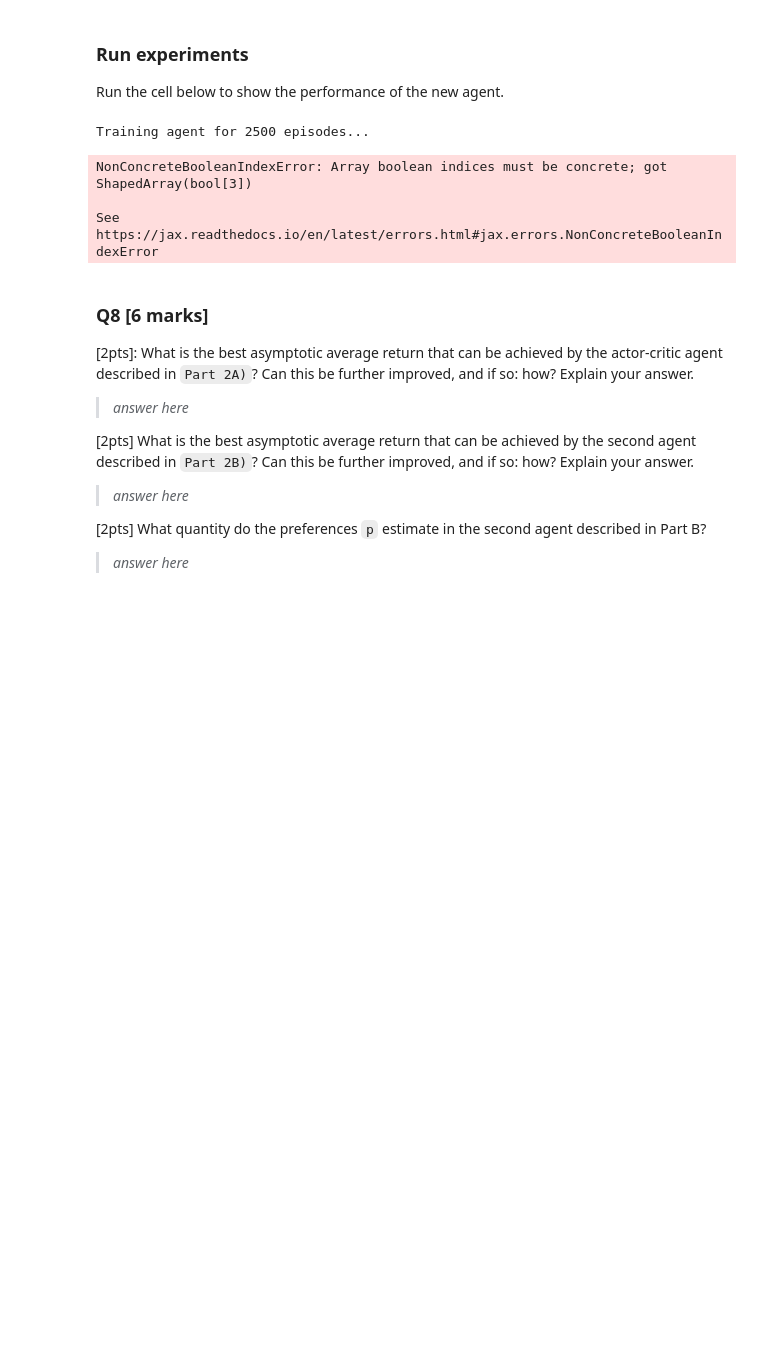
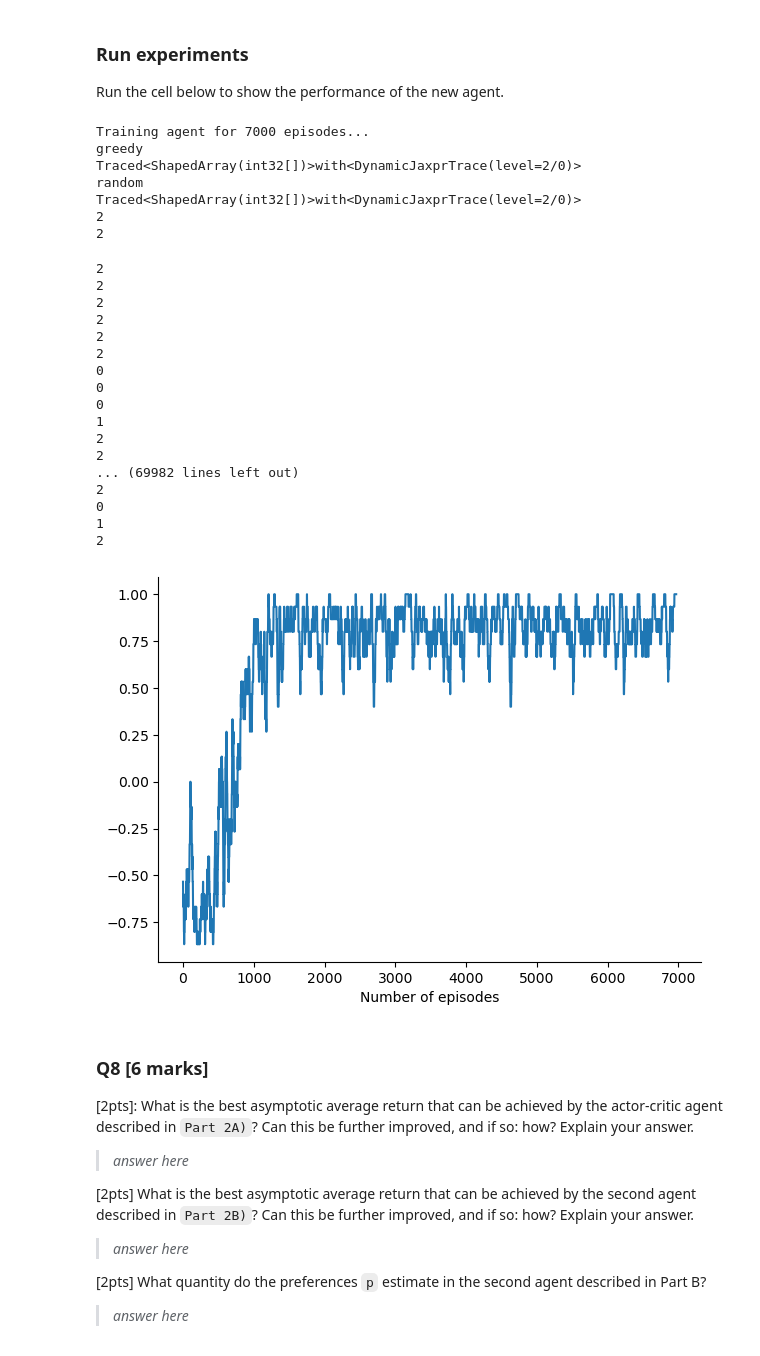
Before and after one commit to marcali/reinforcement_learning, a Jupyter notebook: UCL_RL_CW_2024,_part_III.ipynb, the cells around one changed output. Drawn from its saved outputs; the diff is of its cells as text; code cells hidden in the pictures; blank space fills up the shorter version.

```diff
--- a/UCL_RL_CW_2024,_part_III.ipynb
+++ b/UCL_RL_CW_2024,_part_III.ipynb
@@ -517,7 +517,7 @@ When jitting, the code is compiled on the first time the function is executed
 # DO NOT CHANGE THIS CELL
 
 # Experiment configs.
-train_episodes = 2500
+train_episodes = 5000
 discount_factor = .99
 
 # Create environment.
@@ -607,23 +606,3 @@ The new agent's policy will have the signature `action = epsilon_greedy_policy(p
 * Take as inputs the current network parameters `parameters`, a JAX random `key` and the current `observation`
 * Return with probability `0.9` the greedy `action` with respect to the preferences `p`, ties must be broken at random.
 * Return an action uniformly at random with probability `0.1`
-# %%
-@jax.jit
-def epsilon_greedy_policy(parameters, key, observation):
-  """Sample action from an epsilon-greedy policy."""
-  epsilon = 0.9
-  rng_key, param_key = jax.random.split(key)
-
-  def greedy(keys):
-    rng_key, param_key = jax.random.split(keys)
-    v, p = network(parameters, observation)
-    max_actions_inds = jnp.arange(p.size)[p == p.max()]
-    action = jax.random.choice(param_key, max_actions_inds, shape=())
-    return action
-
-  def random(keys):
-    return jax.random.randint(key=keys, a = output_dim_p)
-
-  action = jax.lax.cond(jax.random.uniform(param_key) < epsilon, greedy, random, rng_key)
-
-  return action
@@ -638,12 +669,18 @@ where `v` is the state value trained by TD as in the actor critic.
 
 You musy implement this in the function `preference_gradient`, with the same signature as `policy_gradient`
 # %%
-def preference_gradient(parameters, obs_tm1, a_tm1, r_t, discount_t, obs_t):
+def grad_loss(parameters, obs_tm1, a_tm1, r_t, discount_t, obs_t):
     v_tm1, p_tm1 = network(parameters, obs_tm1)
     v_t, p_t = network(parameters, obs_t)
-    theta = jax.lax.stop_gradient(r_t + discount_t * v_t - p_tm1[a_tm1])
-    updates = theta*p_tm1[a_tm1]
+    delta = jax.lax.stop_gradient(r_t + discount_t * v_t - p_tm1[a_tm1])
+    updates = delta*p_tm1[a_tm1]
     return updates
+
+def preference_gradient(parameters, obs_tm1, a_tm1, r_t, discount_t, obs_t):
+    grad = jax.grad(grad_loss)
+    gradients = grad(parameters, obs_tm1, a_tm1, r_t, discount_t, obs_t)
+
+    return gradients
 # %% [markdown]
 ### Updating shared parameters
 
@@ -668,7 +705,7 @@ Run the cell below to show the performance of the new agent.
 # DO NOT CHANGE THIS CELL
 
 # Experiment configs.
-train_episodes = 2500
+train_episodes = 7000
 discount_factor = .99
 
 # Create environment.
@@ -702,41 +739,64 @@ for _ in range(train_episodes):
   # Sample initial action.
   rng, policy_rng = jax.random.split(rng)
   a_tm1 = epsilon_greedy_policy(parameters, policy_rng, obs_tm1)
+  print(a_tm1)
 
   while not timestep.last():
     # Step environment.
     new_timestep = env.step(int(a_tm1))
 
     # Sample action from agent policy.
     rng, policy_rng = jax.random.split(rng)
     a_t = epsilon_greedy_policy(parameters, policy_rng, new_timestep.observation)
+    print(a_t)
 
     # Update params.
     r_t = new_timestep.reward
     discount_t = discount_factor * new_timestep.discount
 
     dJ_dtheta = compute_gradient(
         parameters, obs_tm1, a_tm1, r_t, discount_t,
         new_timestep.observation)
     updates, opt_state = opt_update(dJ_dtheta, opt_state)
     parameters = apply_updates(parameters, updates)
 
     # Within episode book-keeping.
     episode_return += new_timestep.reward
     timestep = new_timestep
     obs_tm1 = new_timestep.observation
     a_tm1 = a_t
 
   # Experiment results tracking.
   all_episode_returns.append(episode_return)
 
 # Plot learning curve.
 plot_learning_curve(all_episode_returns)
 # %% [output]
-Training agent for 2500 episodes...
+Training agent for 7000 episodes...
+greedy
+Traced<ShapedArray(int32[])>with<DynamicJaxprTrace(level=2/0)>
+random
+Traced<ShapedArray(int32[])>with<DynamicJaxprTrace(level=2/0)>
+2
+2
-NonConcreteBooleanIndexError: Array boolean indices must be concrete; got ShapedArray(bool[3])
-
-See https://jax.readthedocs.io/en/latest/errors.html#jax.errors.NonConcreteBooleanIndexError
+2
+2
+2
+2
+2
+2
+0
+0
+0
+1
+2
+2
+... (69982 lines left out)
+2
+0
+1
+2
+[figure, added]
 # %% [markdown]
 ### Q8 [6 marks]
 
```
Also changed, not shown: parts of 2 cells of this notebook, 1 other file.
